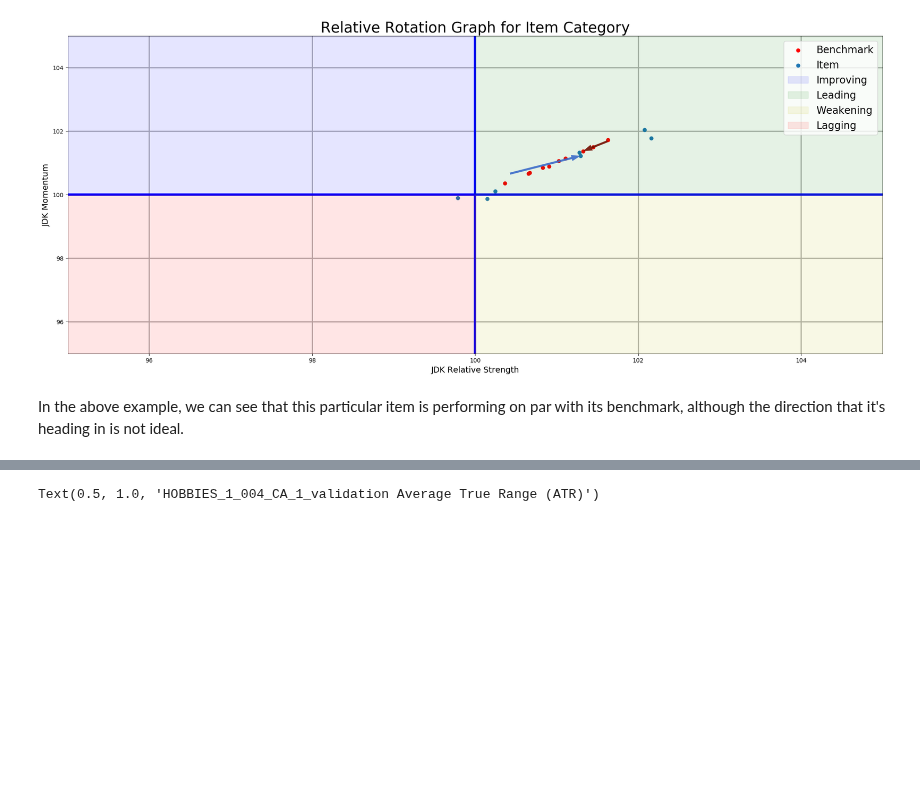
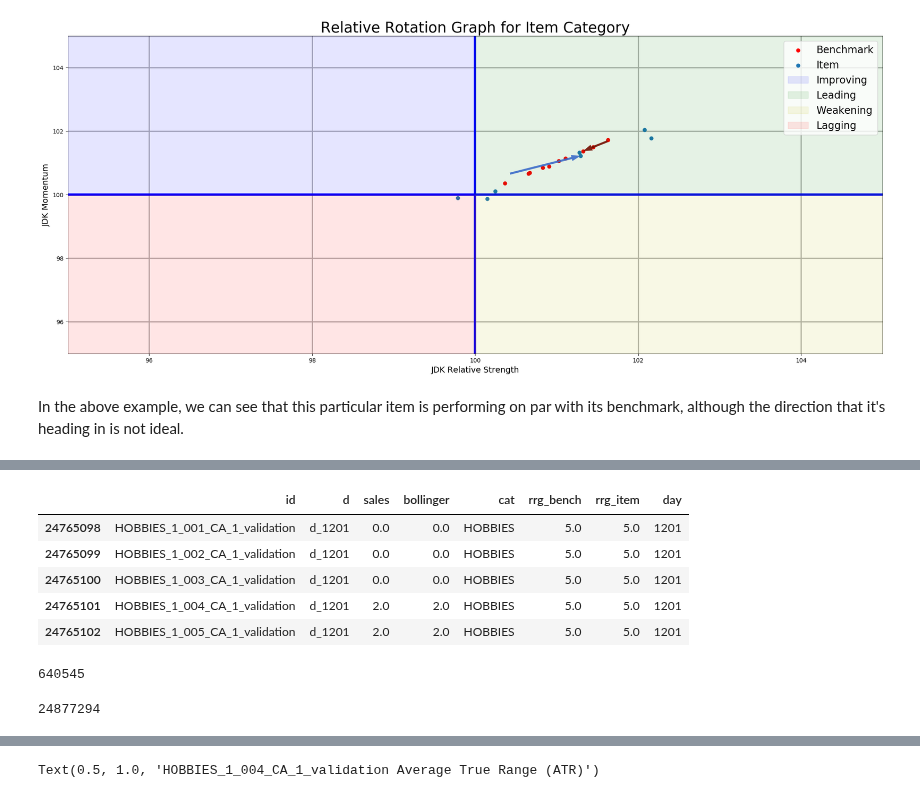
Before and after one commit to Luke-Gray/M5-Accuracy, a Jupyter notebook: M5 Visualizing Strength and Volatility.ipynb, the cells around one changed output, grey strips where cells are left out. Saved outputs shown, nothing was run; the diff lists cells and outputs as text; code cells hidden in the pictures; blank space fills up the shorter version.

```diff
--- a/M5 Visualizing Strength and Volatility.ipynb
+++ b/M5 Visualizing Strength and Volatility.ipynb
@@ -733,0 +714,2 @@ RRG(item,90,19)
+# %%
+nonfit = ca_short.loc[ca_short['rrg_item'].isna()]
@@ -733,0 +723,11 @@ RRG(item,90,19)
+# %%
+nonfit['day'] = nonfit['d'].str.split('_').str.get(1).astype(int)
+ca_short['day'] = ca_short['d'].str.split('_').str.get(1).astype(int)
+ca_short.head()
+# %% [output]
+|  | id | d | sales | bollinger | cat | rrg_bench | rrg_item | day |
+| 24765098 | HOBBIES_1_001_CA_1_validation | d_1201 | 0.0 | 0.0 | HOBBIES | 5.0 | 5.0 | 1201 |
+| 24765099 | HOBBIES_1_002_CA_1_validation | d_1201 | 0.0 | 0.0 | HOBBIES | 5.0 | 5.0 | 1201 |
+| 24765100 | HOBBIES_1_003_CA_1_validation | d_1201 | 0.0 | 0.0 | HOBBIES | 5.0 | 5.0 | 1201 |
+| 24765101 | HOBBIES_1_004_CA_1_validation | d_1201 | 2.0 | 2.0 | HOBBIES | 5.0 | 5.0 | 1201 |
+| 24765102 | HOBBIES_1_005_CA_1_validation | d_1201 | 2.0 | 2.0 | HOBBIES | 5.0 | 5.0 | 1201 |
@@ -733,0 +761,4 @@ RRG(item,90,19)
+# %%
+print(len(nonfit))
+# %% [output]
+640545
@@ -733,0 +774,5 @@ RRG(item,90,19)
+# %%
+ind = (nonfit.loc[(nonfit['id']=='HOBBIES_2_024_CA_1_validation') & (nonfit['day'] == 1206-1)]).index +1
+ind.values[0]
+# %% [output]
+24877294
```
Also changed, not shown: parts of 35 cells of this notebook.
